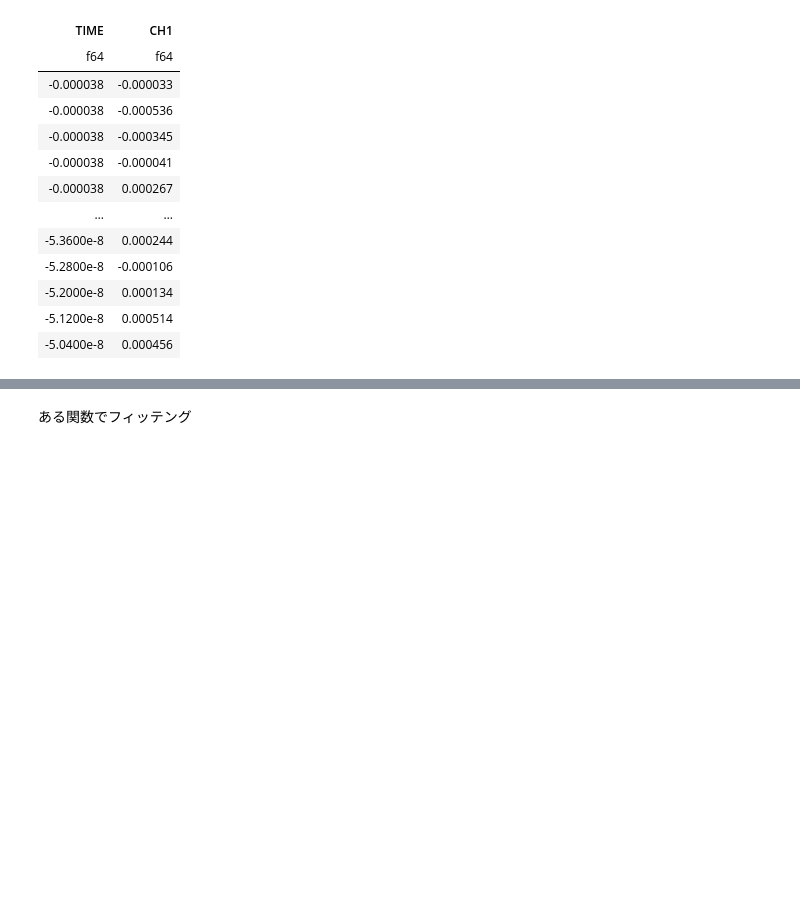
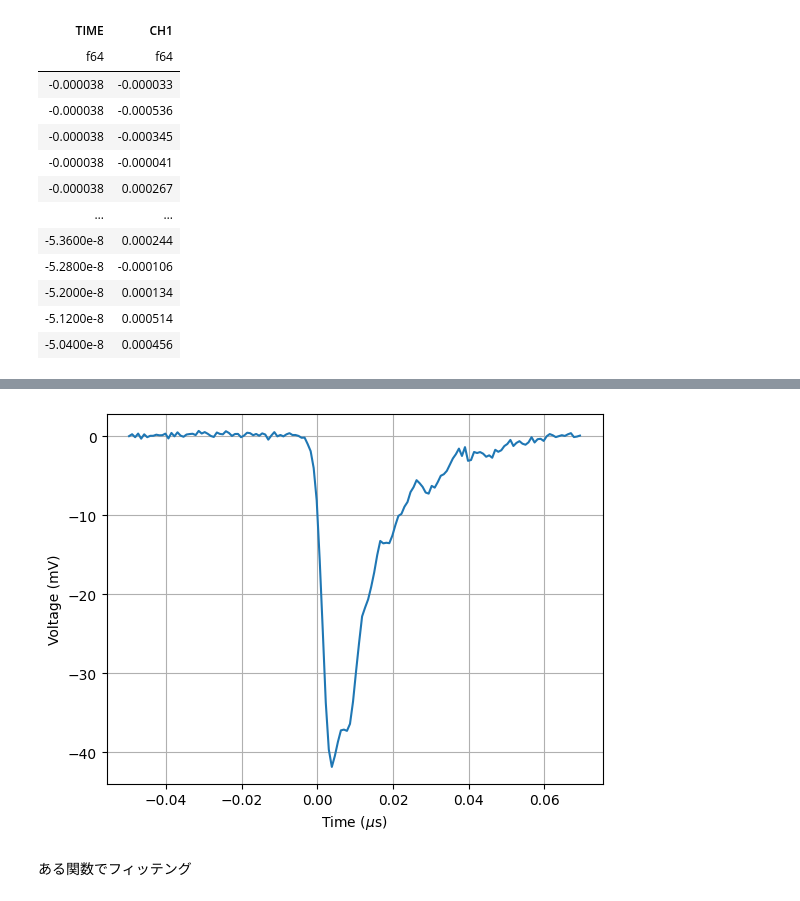
Before and after one commit to jijinbei/QuarkPhy, a Jupyter notebook: Vplot/src/vplot/vplot.ipynb, the cells around one changed output, grey strips where cells are left out. Cells and saved outputs as stored; diff of their text form; code cells hidden in the pictures; blank space fills up the shorter version.

```diff
--- a/Vplot/src/vplot/vplot.ipynb
+++ b/Vplot/src/vplot/vplot.ipynb
@@ -222,3 +222,9 @@ plt.show()
+# %%
+fig, ax = plt.subplots()
+plot_waveform(min_electron_dfs[num], ax)
+plt.show()
+# %% [output]
+[figure, added]
 # %% [markdown]
 ある関数でフィッテング
 # %%
```
Also changed, not shown: parts of 17 cells of this notebook.
